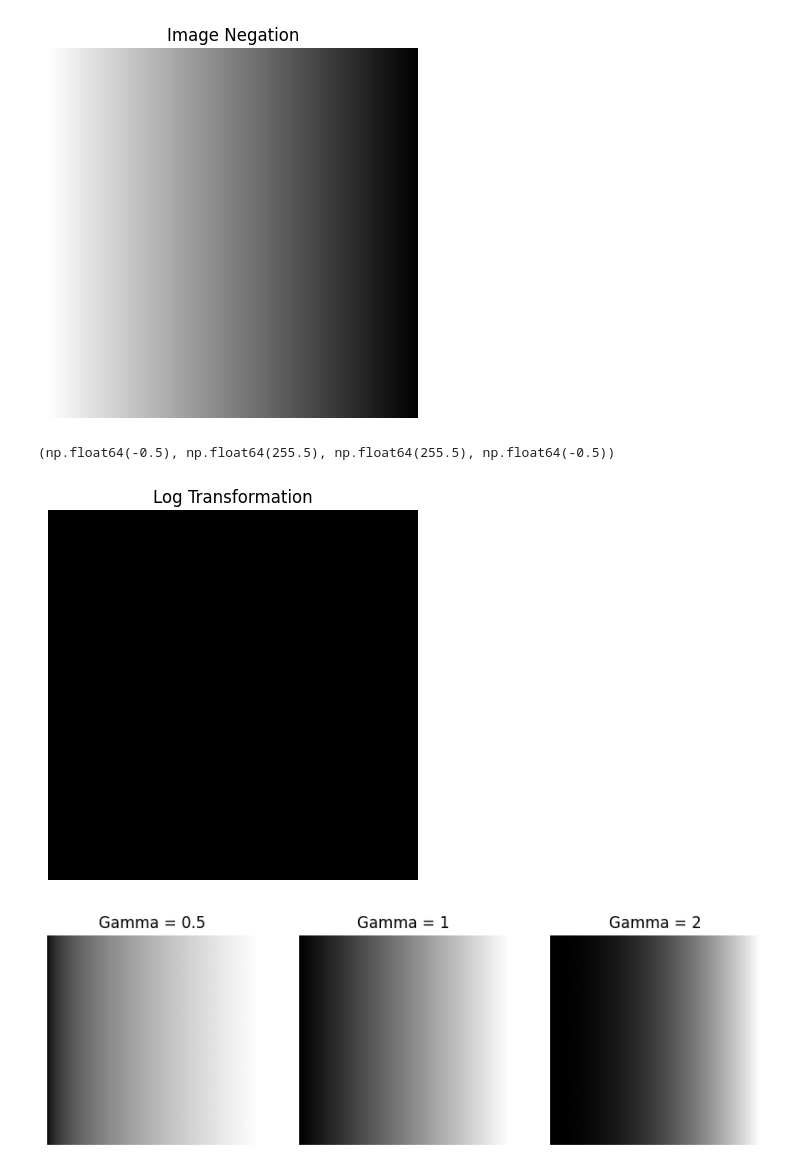
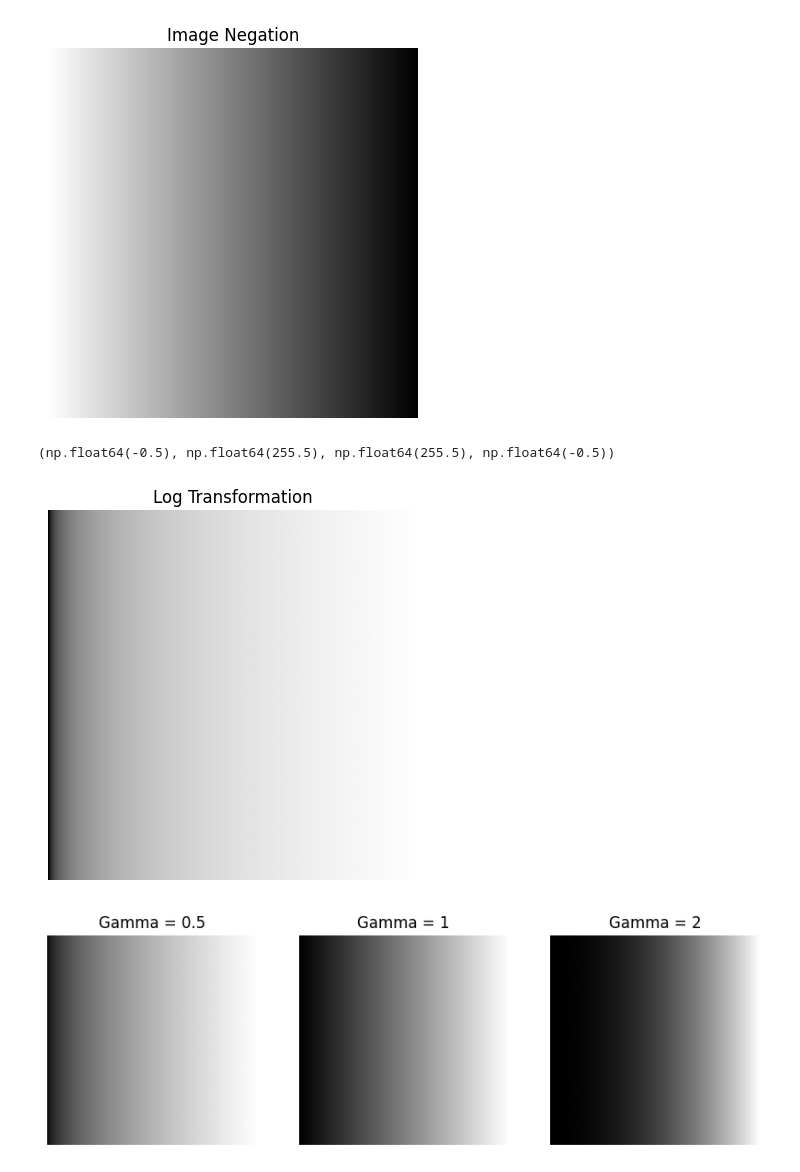
Before and after one commit to Ravi-ranjan1801/DIP-Lab, a Jupyter notebook: dip_lab_02.ipynb, the cells around one changed output. Drawn from its saved outputs; the diff is of its cells as text; code cells hidden in the pictures.

```diff
--- a/dip_lab_02.ipynb
+++ b/dip_lab_02.ipynb
@@ -61,16 +61,22 @@ plt.axis('off')
 (np.float64(-0.5), np.float64(255.5), np.float64(255.5), np.float64(-0.5))
 [figure]
 # %%
-c = 255 / np.log(1 + np.max(synthetic))
-log_img = c * np.log(1 + synthetic)
+# Convert to float to avoid overflow
+synthetic_float = synthetic.astype(np.float32)
+
+# Log transformation
+c = 255 / np.log(1 + np.max(synthetic_float))
+log_img = c * np.log(1 + synthetic_float)
+
+# Convert back to uint8
 log_img = np.uint8(log_img)
 
 plt.imshow(log_img, cmap='gray')
 plt.title("Log Transformation")
 plt.axis('off')
 # %% [output]
 (np.float64(-0.5), np.float64(255.5), np.float64(255.5), np.float64(-0.5))
-[figure, old version]
+[figure, new version]
 # %%
 gammas = [0.5, 1, 2]
 
```
